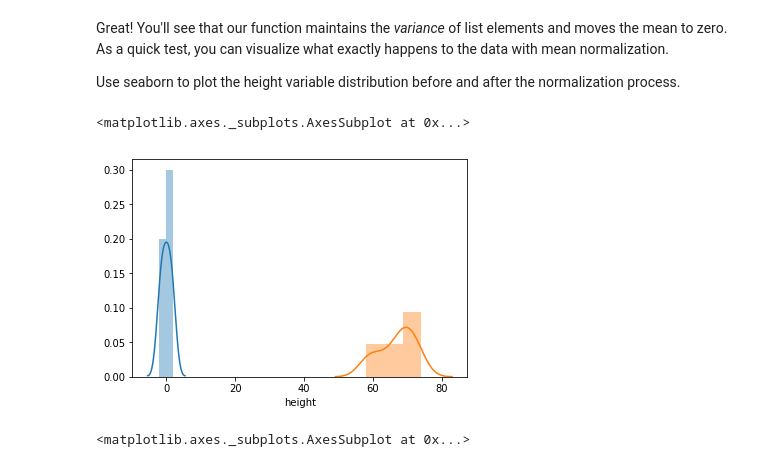
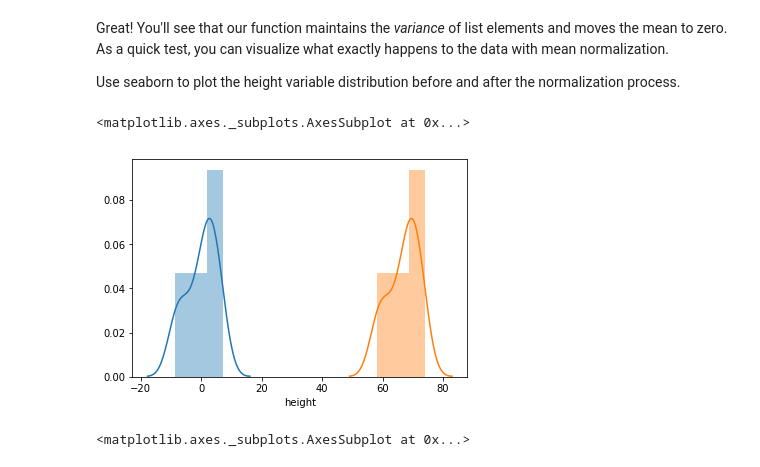
Before and after one commit to jmt0221/dsc-correlation-covariance-lab-nyc-ds-082619, a Jupyter notebook: index.ipynb, the cells around one changed output. Saved outputs shown, nothing was run; the diff lists cells and outputs as text; code cells hidden in the pictures.

```diff
--- a/index.ipynb
+++ b/index.ipynb
@@ -100,12 +100,12 @@ Use seaborn to plot the height variable distribution before and after the normal
 # %%
 # Visualize the height data distribution before and after mean normalization
 import seaborn as sns
 %matplotlib inline
-sns.distplot(x)
+sns.distplot(mean_normalize(df['height']))
 sns.distplot(df['height'])
 # %% [output]
 <matplotlib.axes._subplots.AxesSubplot at 0x...>
-[figure, old version]
+[figure, new version]
 # %%
 # %% [output]
 <matplotlib.axes._subplots.AxesSubplot at 0x...>
```
